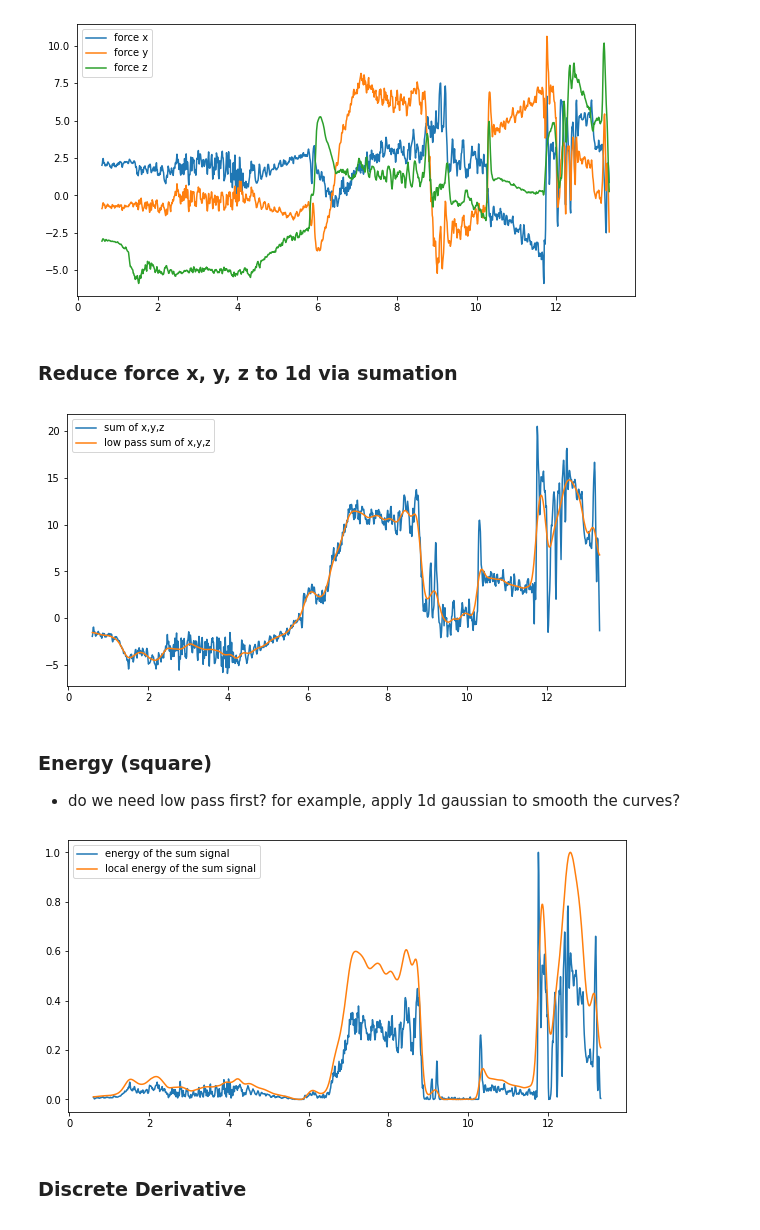
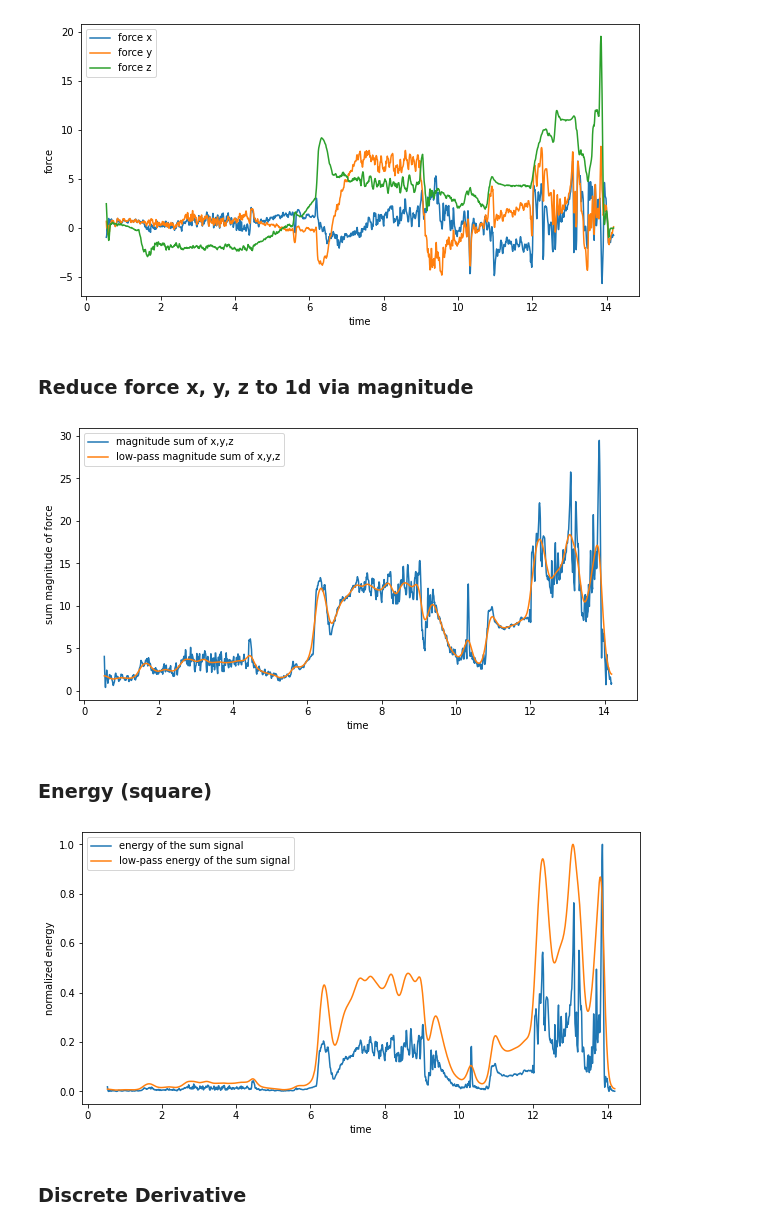
Before and after one commit to rsriram315/model_learning_robotic_assembly, a Jupyter notebook: notebooks/force_detection.ipynb, the cells around one changed output. Cells and saved outputs as stored; diff of their text form; code cells hidden in the pictures.

Commit message:
change abs to l2 norm

```diff
--- a/notebooks/force_detection.ipynb
+++ b/notebooks/force_detection.ipynb
@@ -12,8 +12,8 @@ cfg = read_json("config.json")
 dataset_cfg = cfg["dataset"]
 dataloader_cfg = cfg["dataloader"]
 test_cfg = cfg["test"]
-# dataset_cfg["params"]["fnames"] = ["recording_0002_2020_12_3.h5"]
-dataset_cfg["params"]["fnames"] = ["recording_0003_2020_12_3.h5"]
+dataset_cfg["params"]["fnames"] = ["recording_0002_2020_12_3.h5"]
+# dataset_cfg["params"]["fnames"] = ["recording_0003_2020_12_3.h5"]
 dataset_cfg["params"]["contact_only"] = False
 
 dataset = DemoDataset(**dataset_cfg["params"])
@@ -22,0 +23,6 @@ there are 1194 samples
+# %%
+force_x = dataset.all_states_force[:, 0]
+force_y = dataset.all_states_force[:, 1]
+force_z = dataset.all_states_force[:, 2]
+
+time = dataset.all_states_time
@@ -23,11 +73,16 @@ there are 1194 samples
+# %%
+force_xyz = dataset._calibrate_force(dataset.all_states_force)
 # %%
 fig, ax = plt.subplots(figsize=(10, 5))
-ax.plot(dataset.all_states_time, dataset.all_states_force[:, 0], label='force x')
-ax.plot(dataset.all_states_time, dataset.all_states_force[:, 1], label='force y')
-ax.plot(dataset.all_states_time, dataset.all_states_force[:, 2], label='force z')
+ax.plot(time, force_xyz[:,0], label='force x')
+ax.plot(time, force_xyz[:,1], label='force y')
+ax.plot(time, force_xyz[:,2], label='force z')
+
+ax.set_xlabel("time")
+ax.set_ylabel("force")
 ax.legend(loc='upper left')
 plt.show()
 # %% [output]
-[figure, old version]
+[figure, new version]
 # %% [markdown]
-### Reduce force x, y, z to 1d via sumation
+### Reduce force x, y, z to 1d via magnitude
@@ -37,14 +96,16 @@ sum_lp = gaussian_filter1d(sum_xyz, sigma=8)
 # %%
 fig, ax = plt.subplots(figsize=(10, 5))
-ax.plot(dataset.all_states_time, sum_xyz, label="sum of x,y,z")
-ax.plot(dataset.all_states_time, sum_lp, label="low pass sum of x,y,z")
+ax.plot(dataset.all_states_time, mag_xyz, label="magnitude sum of x,y,z")
+ax.plot(dataset.all_states_time, mag_lp, label="low-pass magnitude sum of x,y,z")
+
+ax.set_xlabel("time")
+ax.set_ylabel("sum magnitude of force")
+
 ax.legend()
 plt.show()
 # %% [output]
-[figure, old version]
+[figure, new version]
-# %% [markdown]
-### Energy (square)
-
-- do we need low pass first? for example, apply 1d gaussian to smooth the curves?
+# %% [markdown]
+### Energy (square)
 # %%
 # straightforward, compute the energy globally
@@ -58,10 +118,14 @@ energy_local_norm = energy_local / np.amax(energy_local)  # normalized
 # %%
 fig, ax = plt.subplots(figsize=(10, 5))
 ax.plot(dataset.all_states_time, energy_norm, label="energy of the sum signal")
-ax.plot(dataset.all_states_time, energy_local_norm, label="local energy of the sum signal")
+ax.plot(dataset.all_states_time, energy_lp_norm, label="low-pass energy of the sum signal")
+
+ax.set_xlabel("time")
+ax.set_ylabel("normalized energy")
+
 ax.legend()
 plt.show()
 # %% [output]
-[figure, old version]
+[figure, new version]
 # %% [markdown]
 ### Discrete Derivative
```
Also changed, not shown: parts of 20 cells of this notebook, 1 other file.
